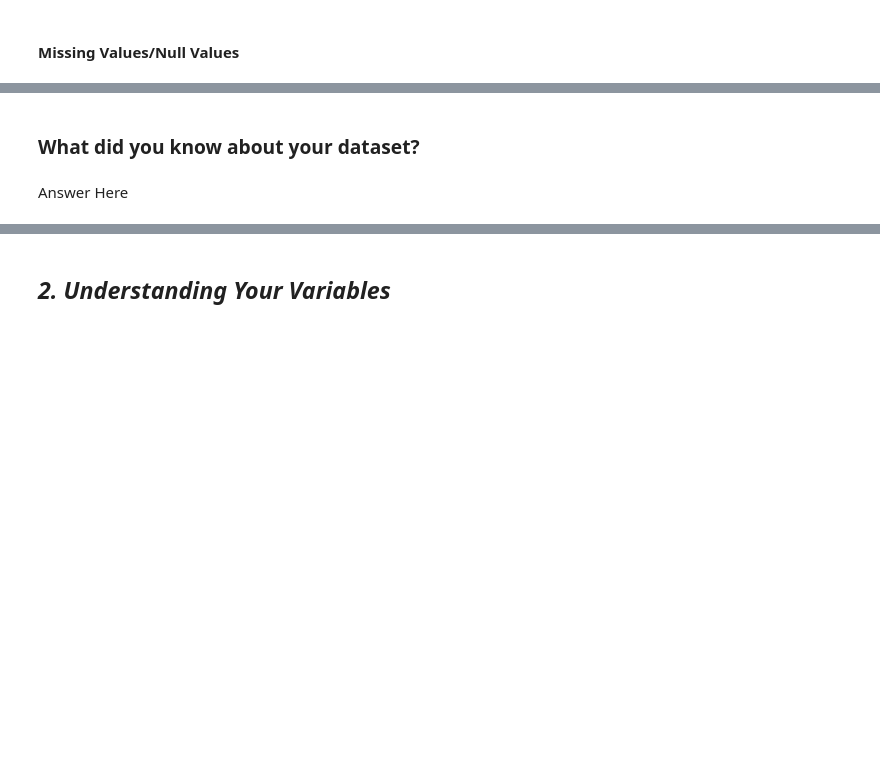
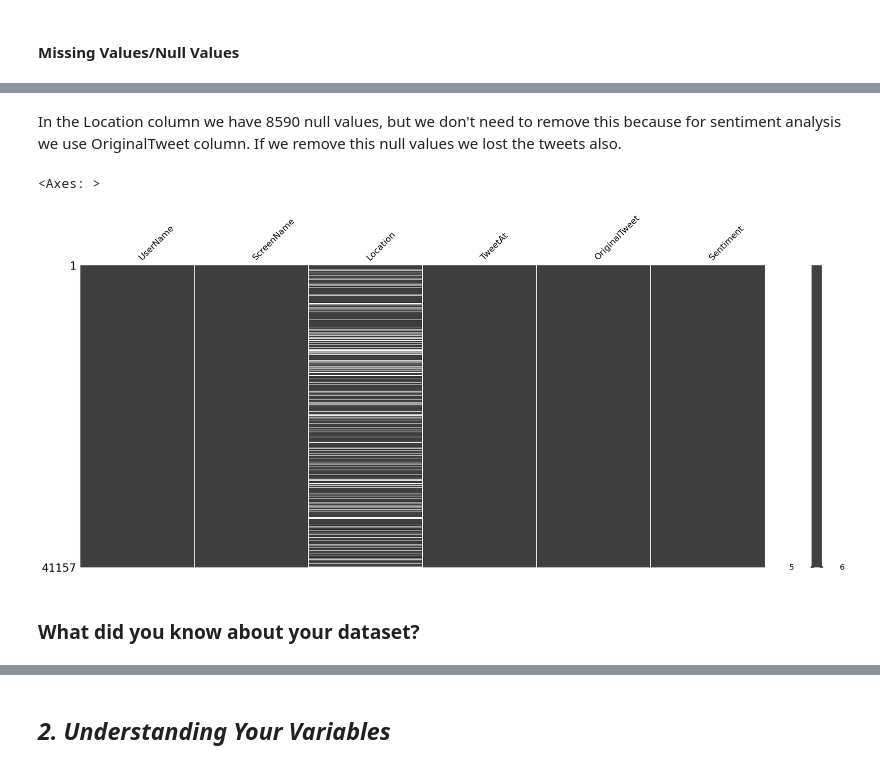
Before and after one commit to ashishdhawas/Coronavirus-Tweet-Sentiment-Analysis, a Jupyter notebook: Coronavirus_Tweet_Sentiment_Analysis.ipynb, the cells around one changed output, grey strips where cells are left out. Drawn from its saved outputs; the diff is of its cells as text; code cells hidden in the pictures; blank space fills up the shorter version.

```diff
--- a/Coronavirus_Tweet_Sentiment_Analysis.ipynb
+++ b/Coronavirus_Tweet_Sentiment_Analysis.ipynb
@@ -97,3 +146,5 @@ M - Multivariate Analysis
+# %%
+df = pd.read_csv('/content/drive/MyDrive/Coronavirus Tweets.csv', encoding = 'latin')
 # %% [markdown]
 ### Dataset First View
 # %%
@@ -119,4 +219,12 @@ M - Multivariate Analysis
+# %% [markdown]
+In the Location column we have 8590 null values, but we don't need to remove this because for sentiment analysis we use OriginalTweet column. If we remove this null values we lost the tweets also.
+# %%
+# Visualizing the missing values
+import missingno as msno   #library imported for exploratory visualization of missing data
+
+msno.matrix(df)
+# %% [output]
+<Axes: >
+[figure, added]
 # %% [markdown]
 ### What did you know about your dataset?
-# %% [markdown]
-Answer Here
```
Also changed, not shown: parts of 176 cells of this notebook.
